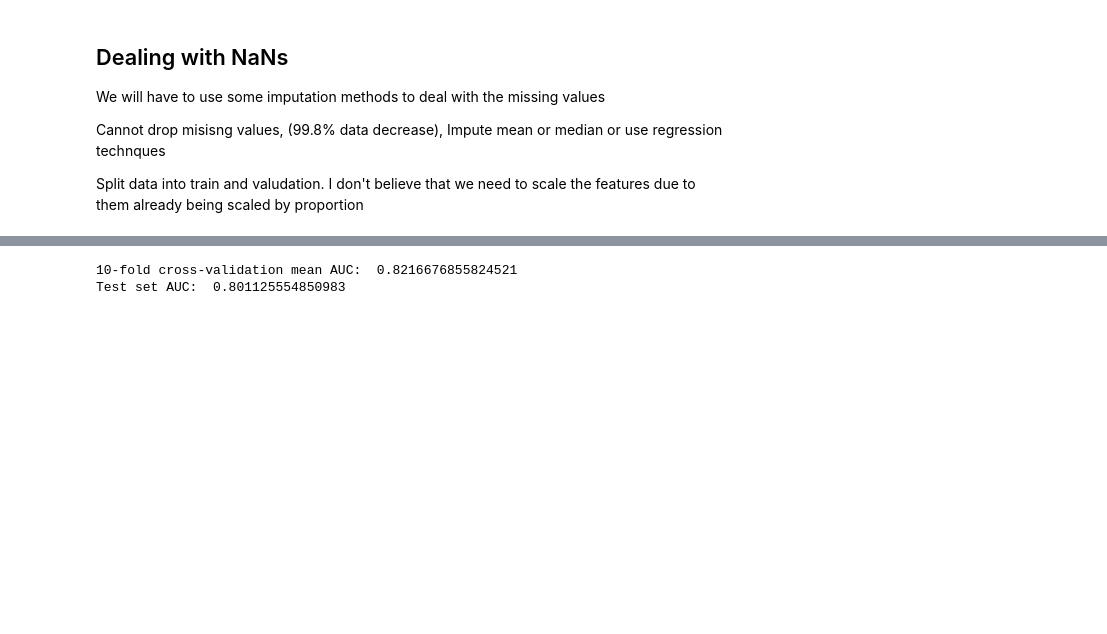
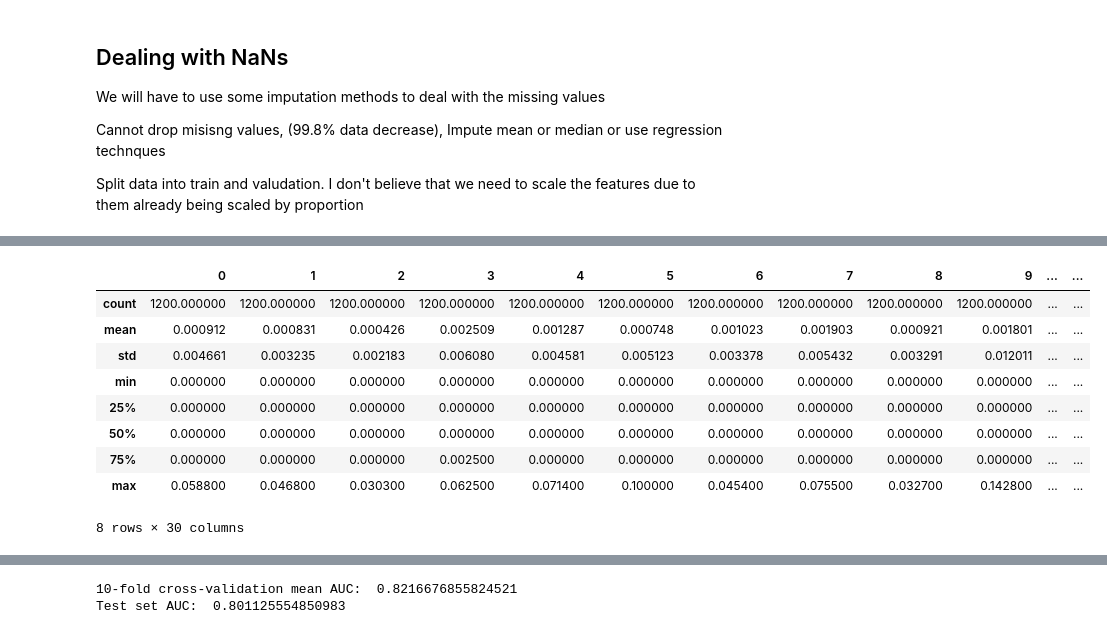
Before and after one commit to emihutter7/CSDS-340-Case-Study-1, a Jupyter notebook: CSDS340Case1.ipynb, the cells around one changed output, grey strips where cells are left out. Cells and saved outputs as stored; diff of their text form; code cells hidden in the pictures; blank space fills up the shorter version.

```diff
--- a/CSDS340Case1.ipynb
+++ b/CSDS340Case1.ipynb
@@ -155,0 +169,13 @@ Name: 30, Length: 450, dtype: int64
+# %%
+X_train_median_imputation.describe()
+# %% [output]
+|  | 0 | 1 | 2 | 3 | 4 | 5 | 6 | 7 | 8 | 9 | ... | ... |
+| count | 1200.000000 | 1200.000000 | 1200.000000 | 1200.000000 | 1200.000000 | 1200.000000 | 1200.000000 | 1200.000000 | 1200.000000 | 1200.000000 | ... | ... |
+| mean | 0.000912 | 0.000831 | 0.000426 | 0.002509 | 0.001287 | 0.000748 | 0.001023 | 0.001903 | 0.000921 | 0.001801 | ... | ... |
+| std | 0.004661 | 0.003235 | 0.002183 | 0.006080 | 0.004581 | 0.005123 | 0.003378 | 0.005432 | 0.003291 | 0.012011 | ... | ... |
+| min | 0.000000 | 0.000000 | 0.000000 | 0.000000 | 0.000000 | 0.000000 | 0.000000 | 0.000000 | 0.000000 | 0.000000 | ... | ... |
+| 25% | 0.000000 | 0.000000 | 0.000000 | 0.000000 | 0.000000 | 0.000000 | 0.000000 | 0.000000 | 0.000000 | 0.000000 | ... | ... |
+| 50% | 0.000000 | 0.000000 | 0.000000 | 0.000000 | 0.000000 | 0.000000 | 0.000000 | 0.000000 | 0.000000 | 0.000000 | ... | ... |
+| 75% | 0.000000 | 0.000000 | 0.000000 | 0.002500 | 0.000000 | 0.000000 | 0.000000 | 0.000000 | 0.000000 | 0.000000 | ... | ... |
+| max | 0.058800 | 0.046800 | 0.030300 | 0.062500 | 0.071400 | 0.100000 | 0.045400 | 0.075500 | 0.032700 | 0.142800 | ... | ... |
+8 rows × 30 columns
```
Also changed, not shown: parts of 23 cells of this notebook.
